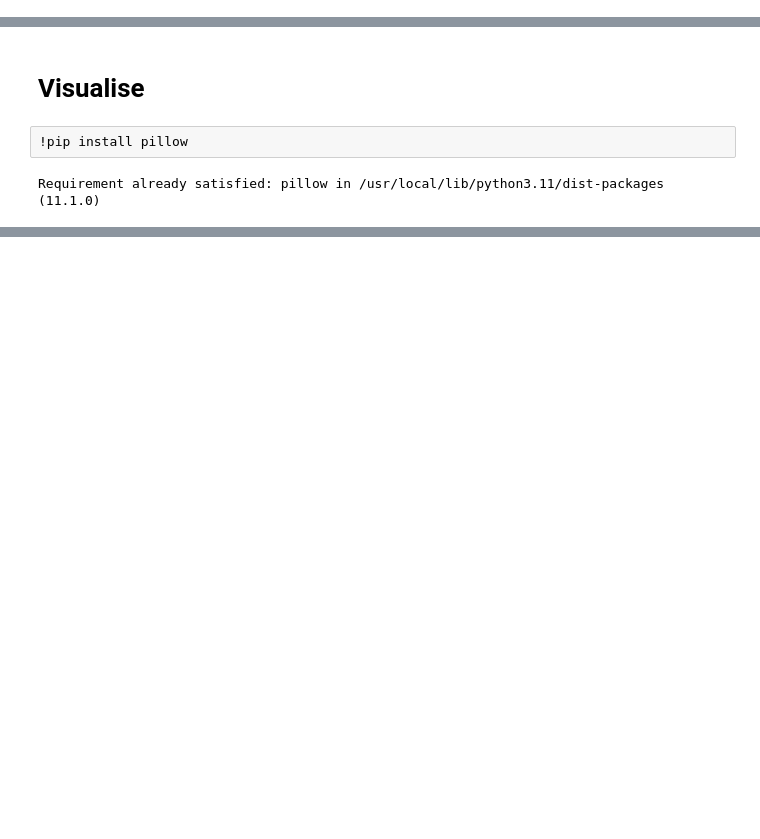
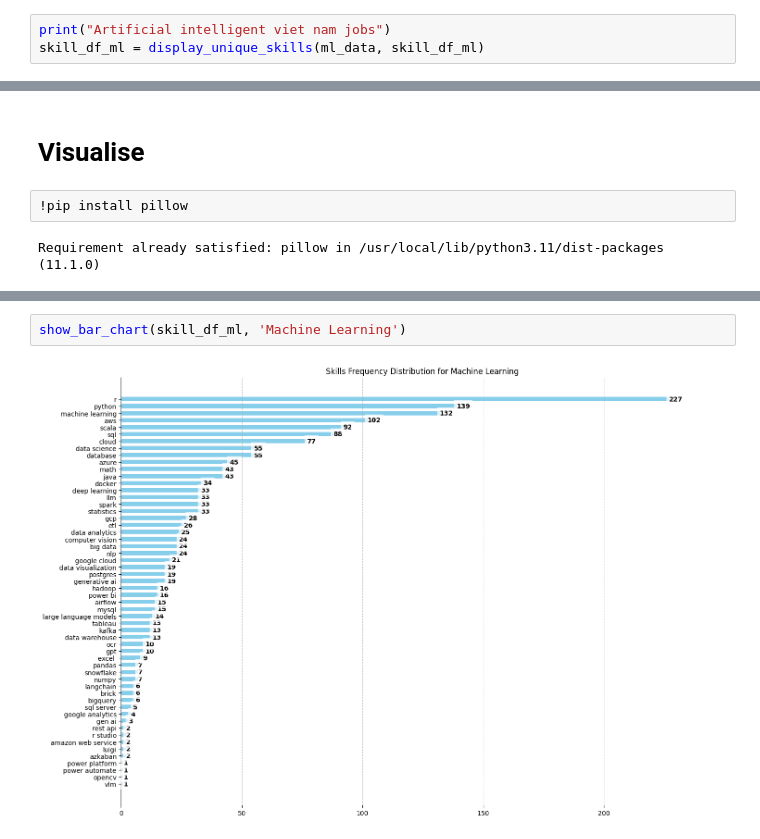
Before and after one commit to mylethidiem/zero-to-hero, a Jupyter notebook: tools/data_jobs_scientist.ipynb, the cells around one changed output, grey strips where cells are left out. Drawn from its saved outputs; the diff is of its cells as text; blank space fills up the shorter version.

```diff
--- a/tools/data_jobs_scientist.ipynb
+++ b/tools/data_jobs_scientist.ipynb
@@ -158,0 +198,3 @@ print(skill_df.head(20))
+# %%
+print("Artificial intelligent viet nam jobs")
+skill_df_ml = display_unique_skills(ml_data, skill_df_ml)
@@ -272,0 +354,4 @@ plt.show()
+# %%
+show_bar_chart(skill_df_ml, 'Machine Learning')
+# %% [output]
+[figure, added]
```
Also changed, not shown: parts of 23 cells of this notebook.
